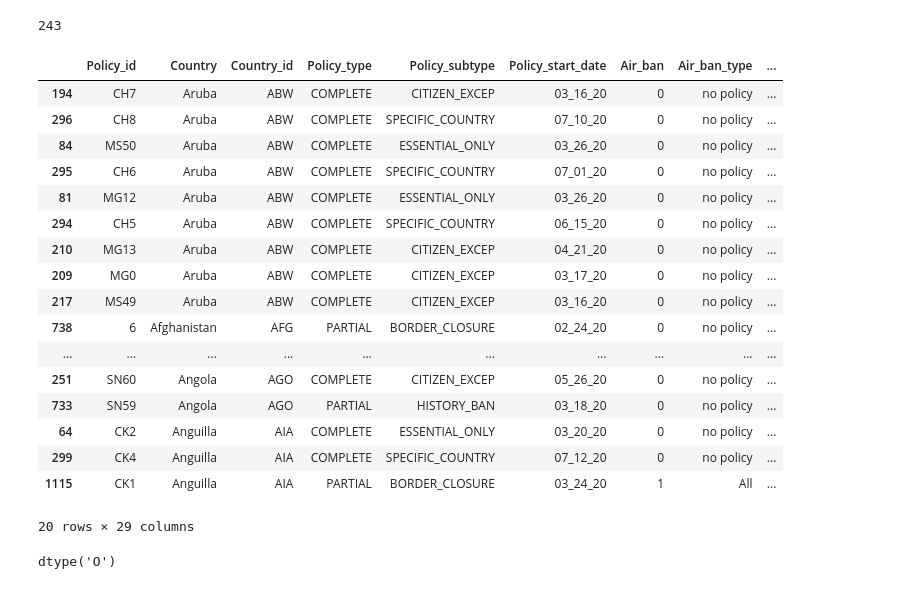
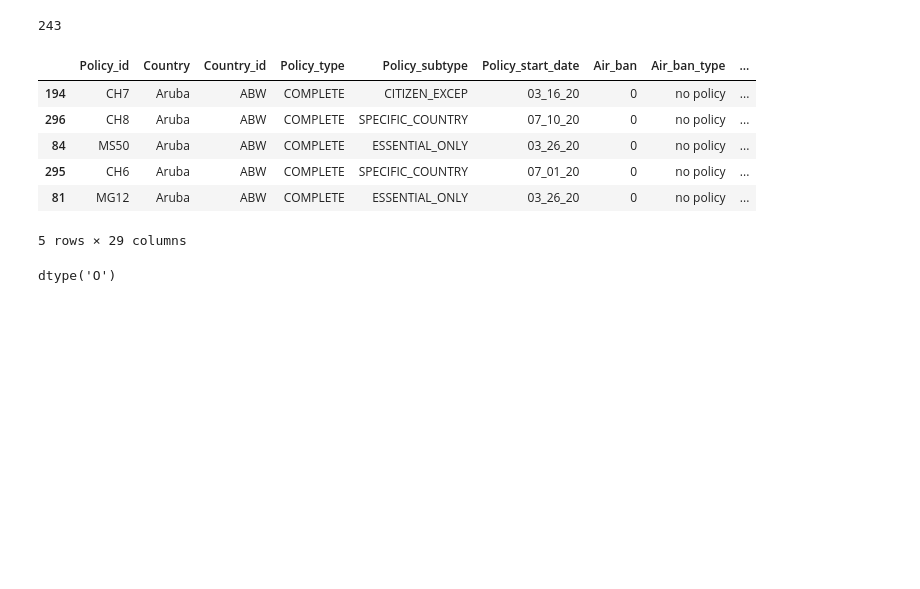
Before and after one commit to sarahDH615/ETL-project, a Jupyter notebook: data/policy_clean.ipynb, the cells around one changed output. Saved outputs shown, nothing was run; the diff lists cells and outputs as text; code cells hidden in the pictures; blank space fills up the shorter version.

```diff
--- a/data/policy_clean.ipynb
+++ b/data/policy_clean.ipynb
@@ -129,26 +129,15 @@ len(policy_df['Country_id'].unique())
 # %%
 # sorting the country id alphabetically
 sorted_policy_df = policy_df.sort_values('Country_id')
-sorted_policy_df.head(20)
+sorted_policy_df.head()
 # %% [output]
 |  | Policy_id | Country | Country_id | Policy_type | Policy_subtype | Policy_start_date | Air_ban | Air_ban_type | ... |
 | 194 | CH7 | Aruba | ABW | COMPLETE | CITIZEN_EXCEP | 03_16_20 | 0 | no policy | ... |
 | 296 | CH8 | Aruba | ABW | COMPLETE | SPECIFIC_COUNTRY | 07_10_20 | 0 | no policy | ... |
 | 84 | MS50 | Aruba | ABW | COMPLETE | ESSENTIAL_ONLY | 03_26_20 | 0 | no policy | ... |
 | 295 | CH6 | Aruba | ABW | COMPLETE | SPECIFIC_COUNTRY | 07_01_20 | 0 | no policy | ... |
 | 81 | MG12 | Aruba | ABW | COMPLETE | ESSENTIAL_ONLY | 03_26_20 | 0 | no policy | ... |
-| 294 | CH5 | Aruba | ABW | COMPLETE | SPECIFIC_COUNTRY | 06_15_20 | 0 | no policy | ... |
-| 210 | MG13 | Aruba | ABW | COMPLETE | CITIZEN_EXCEP | 04_21_20 | 0 | no policy | ... |
-| 209 | MG0 | Aruba | ABW | COMPLETE | CITIZEN_EXCEP | 03_17_20 | 0 | no policy | ... |
-| 217 | MS49 | Aruba | ABW | COMPLETE | CITIZEN_EXCEP | 03_16_20 | 0 | no policy | ... |
-| 738 | 6 | Afghanistan | AFG | PARTIAL | BORDER_CLOSURE | 02_24_20 | 0 | no policy | ... |
-| ... | ... | ... | ... | ... | ... | ... | ... | ... | ... |
-| 251 | SN60 | Angola | AGO | COMPLETE | CITIZEN_EXCEP | 05_26_20 | 0 | no policy | ... |
-| 733 | SN59 | Angola | AGO | PARTIAL | HISTORY_BAN | 03_18_20 | 0 | no policy | ... |
-| 64 | CK2 | Anguilla | AIA | COMPLETE | ESSENTIAL_ONLY | 03_20_20 | 0 | no policy | ... |
-| 299 | CK4 | Anguilla | AIA | COMPLETE | SPECIFIC_COUNTRY | 07_12_20 | 0 | no policy | ... |
-| 1115 | CK1 | Anguilla | AIA | PARTIAL | BORDER_CLOSURE | 03_24_20 | 1 | All | ... |
-20 rows × 29 columns
+5 rows × 29 columns
 # %%
 # finding dtype for Start Date col
 sorted_policy_df['Policy_start_date'].dtype
```
Also changed, not shown: parts of 8 cells of this notebook, 2 other files.
